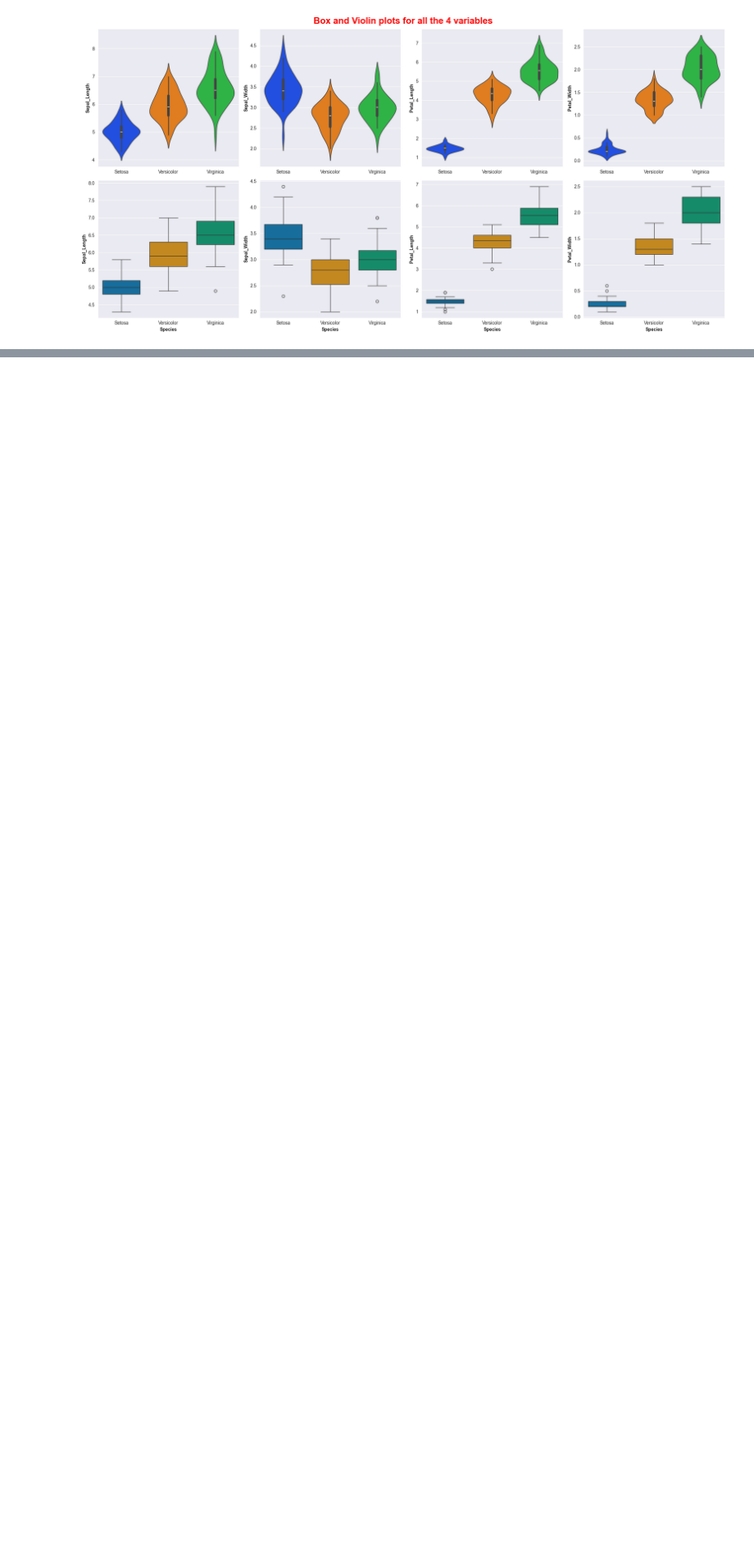
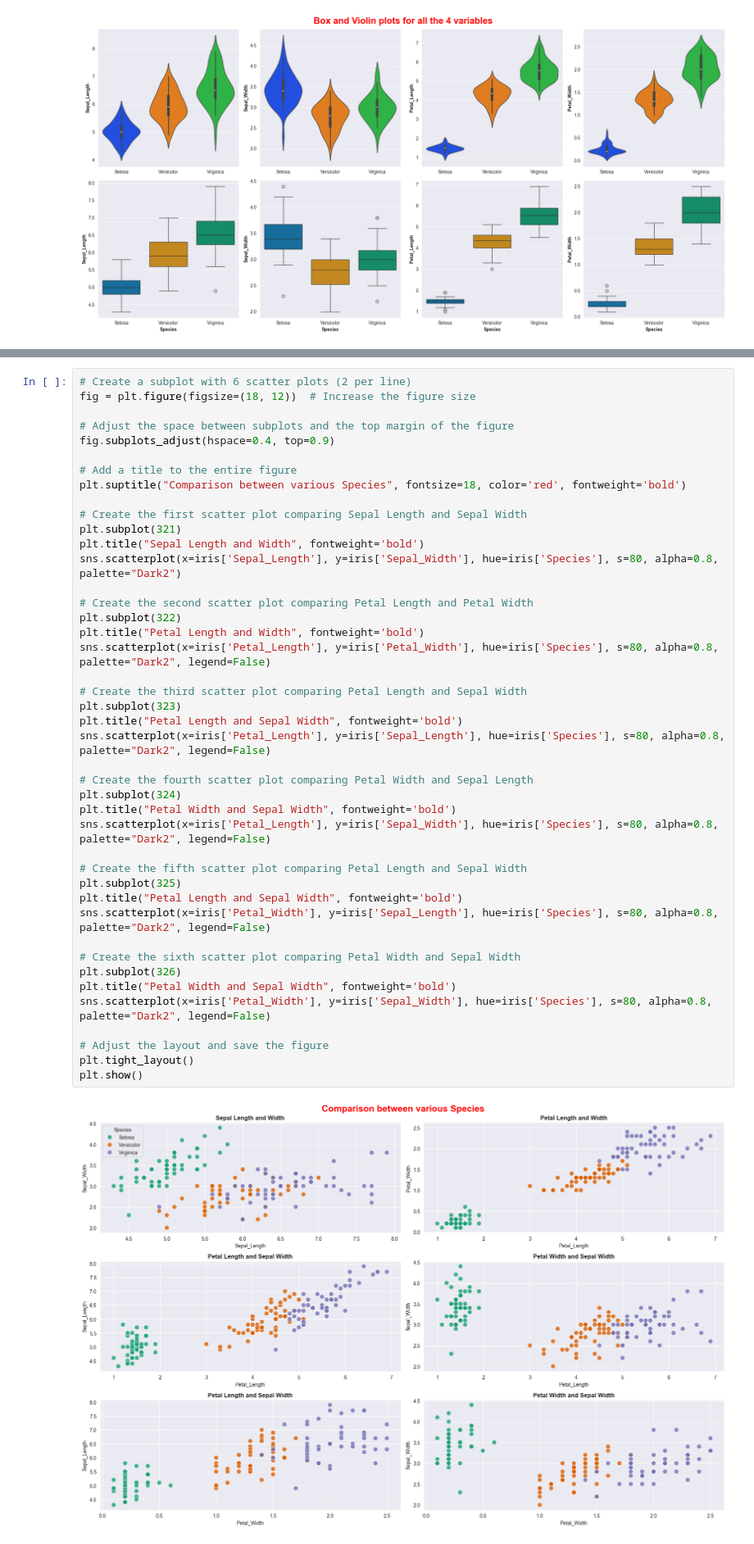
Before and after one commit to Cecilia8989/fund_data_analysis, a Jupyter notebook: project.ipynb, the cells around one changed output, grey strips where cells are left out. Shown at 82% size. Saved outputs shown, nothing was run; the diff lists cells and outputs as text; blank space fills up the shorter version.

```diff
--- a/project.ipynb
+++ b/project.ipynb
@@ -637,0 +701,45 @@ plt.savefig('Plot4_BoxAndViolinPlot.png')
+# %%
+# Create a subplot with 6 scatter plots (2 per line)
+fig = plt.figure(figsize=(18, 12))  # Increase the figure size
+
+# Adjust the space between subplots and the top margin of the figure
+fig.subplots_adjust(hspace=0.4, top=0.9)
+
+# Add a title to the entire figure
+plt.suptitle("Comparison between various Species", fontsize=18, color='red', fontweight='bold')
+
+# Create the first scatter plot comparing Sepal Length and Sepal Width
+plt.subplot(321)
+plt.title("Sepal Length and Width", fontweight='bold')
+sns.scatterplot(x=iris['Sepal_Length'], y=iris['Sepal_Width'], hue=iris['Species'], s=80, alpha=0.8, palette="Dark2")
+
+# Create the second scatter plot comparing Petal Length and Petal Width
+plt.subplot(322)
+plt.title("Petal Length and Width", fontweight='bold')
+sns.scatterplot(x=iris['Petal_Length'], y=iris['Petal_Width'], hue=iris['Species'], s=80, alpha=0.8, palette="Dark2", legend=False)
+
+# Create the third scatter plot comparing Petal Length and Sepal Width
+plt.subplot(323)
+plt.title("Petal Length and Sepal Width", fontweight='bold')
+sns.scatterplot(x=iris['Petal_Length'], y=iris['Sepal_Length'], hue=iris['Species'], s=80, alpha=0.8, palette="Dark2", legend=False)
+
+# Create the fourth scatter plot comparing Petal Width and Sepal Length
+plt.subplot(324)
+plt.title("Petal Width and Sepal Width", fontweight='bold')
+sns.scatterplot(x=iris['Petal_Length'], y=iris['Sepal_Width'], hue=iris['Species'], s=80, alpha=0.8, palette="Dark2", legend=False)
+
+# Create the fifth scatter plot comparing Petal Length and Sepal Width
+plt.subplot(325)
+plt.title("Petal Length and Sepal Width", fontweight='bold')
+sns.scatterplot(x=iris['Petal_Width'], y=iris['Sepal_Length'], hue=iris['Species'], s=80, alpha=0.8, palette="Dark2", legend=False)
+
+# Create the sixth scatter plot comparing Petal Width and Sepal Width
+plt.subplot(326)
+plt.title("Petal Width and Sepal Width", fontweight='bold')
+sns.scatterplot(x=iris['Petal_Width'], y=iris['Sepal_Width'], hue=iris['Species'], s=80, alpha=0.8, palette="Dark2", legend=False)
+
+# Adjust the layout and save the figure
+plt.tight_layout()
+plt.show()
+# %% [output]
+[figure, added]
```
Also changed, not shown: parts of 7 cells of this notebook, 1 other file.
